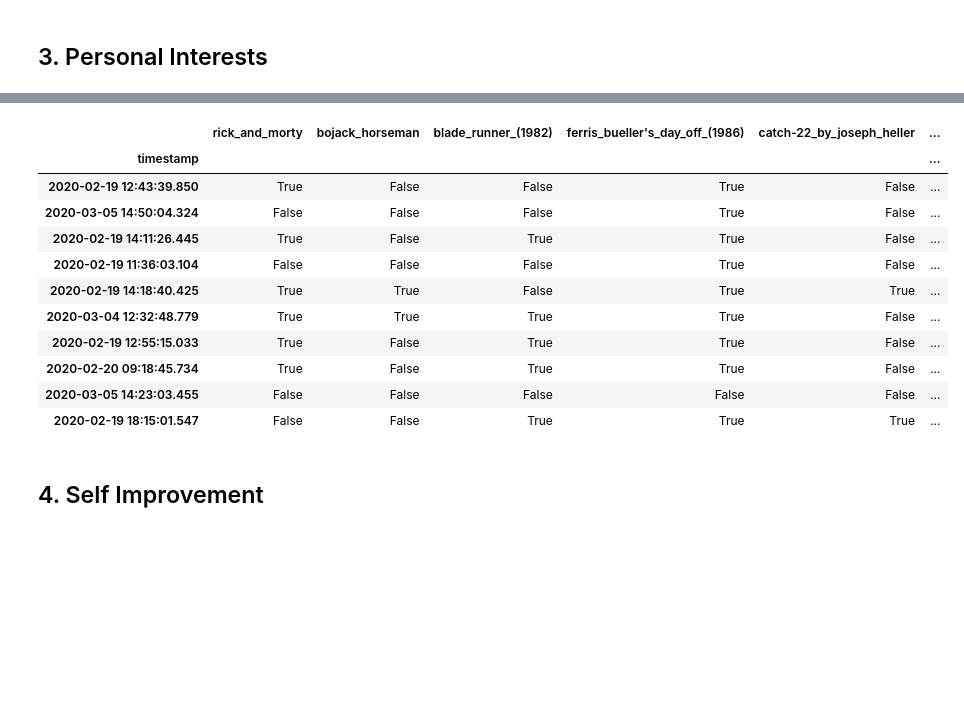
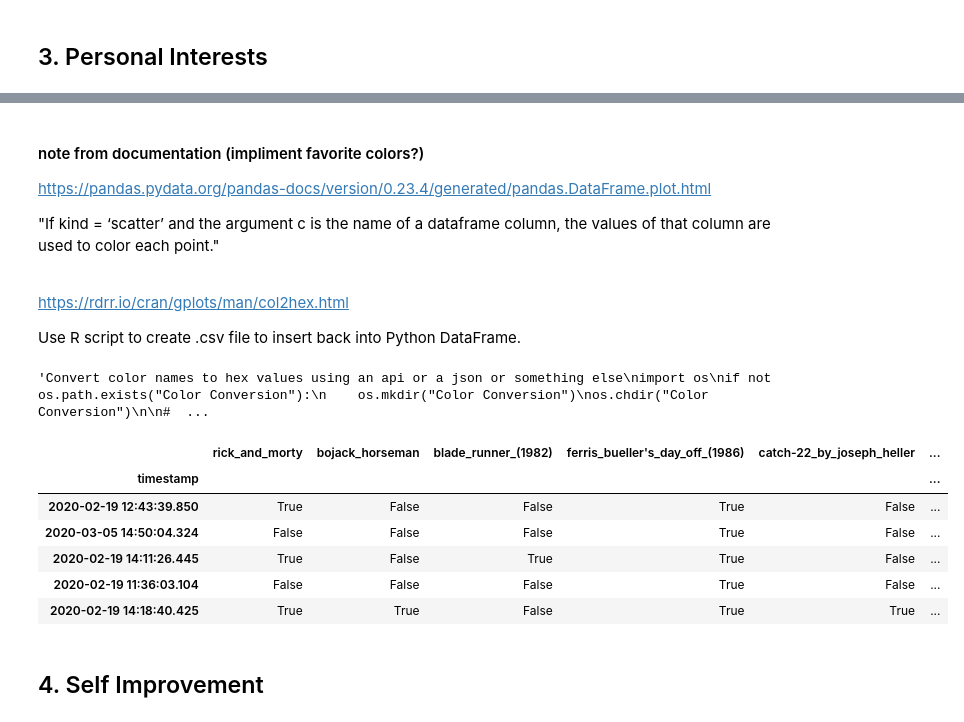
Before and after one commit to dennisfarmer/Factors-of-Academic-Success, a Jupyter notebook: eda.ipynb, the cells around one changed output, grey strips where cells are left out. Drawn from its saved outputs; the diff is of its cells as text; code cells hidden in the pictures; blank space fills up the shorter version.

```diff
--- a/eda.ipynb
+++ b/eda.ipynb
@@ -270,18 +358,39 @@ surveydata[c["interests"][0]].sample(n=10, random_state=3)
+# %% [markdown]
+#### note from documentation (impliment favorite colors?)
+https://pandas.pydata.org/pandas-docs/version/0.23.4/generated/pandas.DataFrame.plot.html
+
+"If kind = ‘scatter’ and the argument c is the name of a dataframe column, the values of that column are used to color each point."
+
+<br>
+
+https://rdrr.io/cran/gplots/man/col2hex.html
+
+Use R script to create .csv file to insert back into Python DataFrame.
+# %%
+
+"""Convert color names to hex values using an api or a json or something else
+import os
+if not os.path.exists("Color Conversion"):
+    os.mkdir("Color Conversion")
+os.chdir("Color Conversion")
+
+# clean to remove "and", "for", and "or" from color names. (also adjust "bloo")
+# if nan then black?
+
+surveydata[["fav_color","fav_comp_color"]].to_csv("color_names.csv")
+"""
+# %% [output]
+'Convert color names to hex values using an api or a json or something else\nimport os\nif not os.path.exists("Color Conversion"):\n    os.mkdir("Color Conversion")\nos.chdir("Color Conversion")\n\n#  ...
 # %%
-surveydata[c["interests"][1]].sample(n=10, random_state=4)
+surveydata[c["interests"][1]].sample(n=5, random_state=4)
 # %% [output]
 |  | rick_and_morty | bojack_horseman | blade_runner_(1982) | ferris_bueller's_day_off_(1986) | catch-22_by_joseph_heller | ... |
 | timestamp |  |  |  |  |  | ... |
 | 2020-02-19 12:43:39.850 | True | False | False | True | False | ... |
 | 2020-03-05 14:50:04.324 | False | False | False | True | False | ... |
 | 2020-02-19 14:11:26.445 | True | False | True | True | False | ... |
 | 2020-02-19 11:36:03.104 | False | False | False | True | False | ... |
 | 2020-02-19 14:18:40.425 | True | True | False | True | True | ... |
-| 2020-03-04 12:32:48.779 | True | True | True | True | False | ... |
-| 2020-02-19 12:55:15.033 | True | False | True | True | False | ... |
-| 2020-02-20 09:18:45.734 | True | False | True | True | False | ... |
-| 2020-03-05 14:23:03.455 | False | False | False | False | False | ... |
-| 2020-02-19 18:15:01.547 | False | False | True | True | True | ... |
 # %% [markdown]
 ## 4. Self Improvement
 # %%
```
Also changed, not shown: parts of 10 cells of this notebook, 2 other files.
